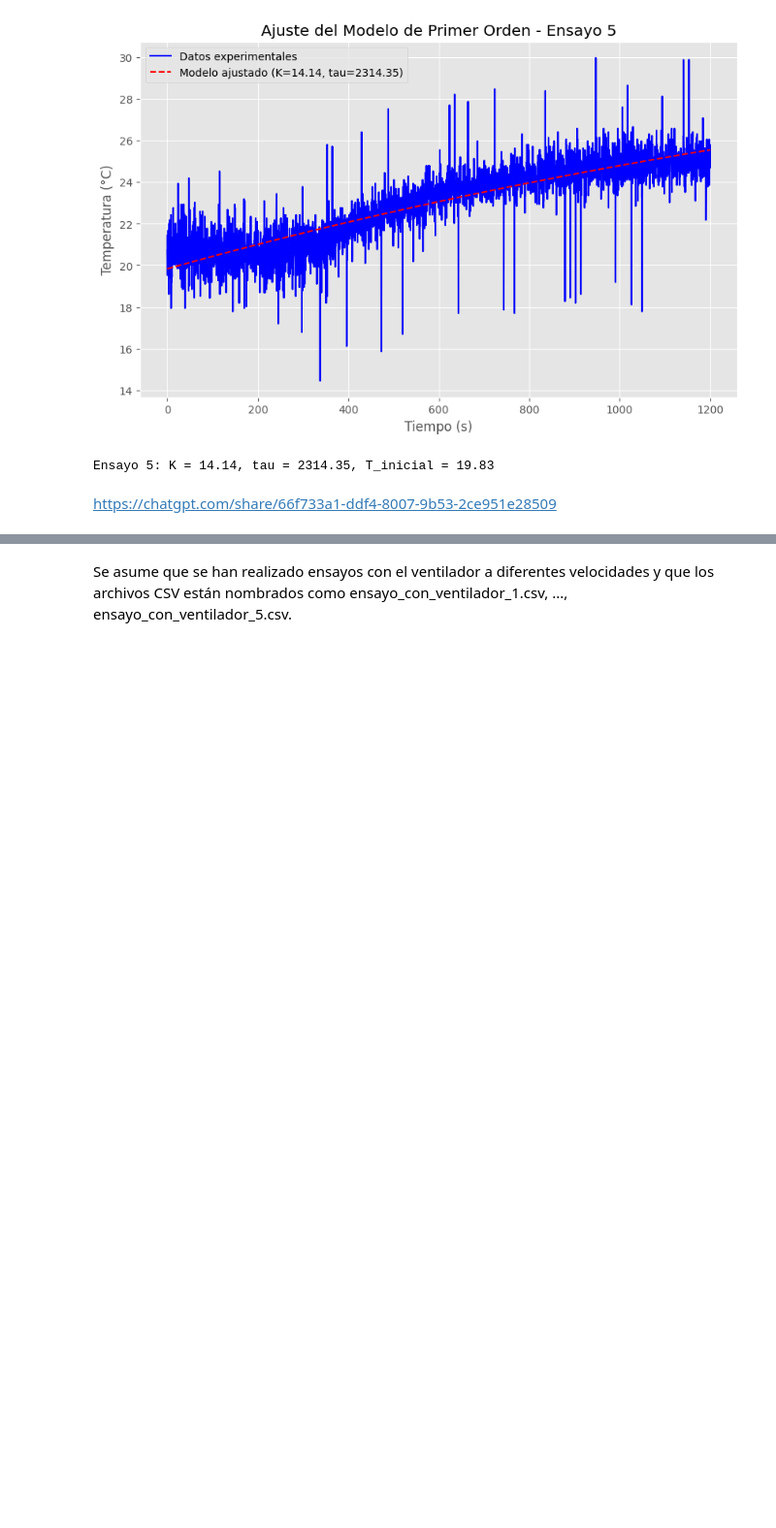
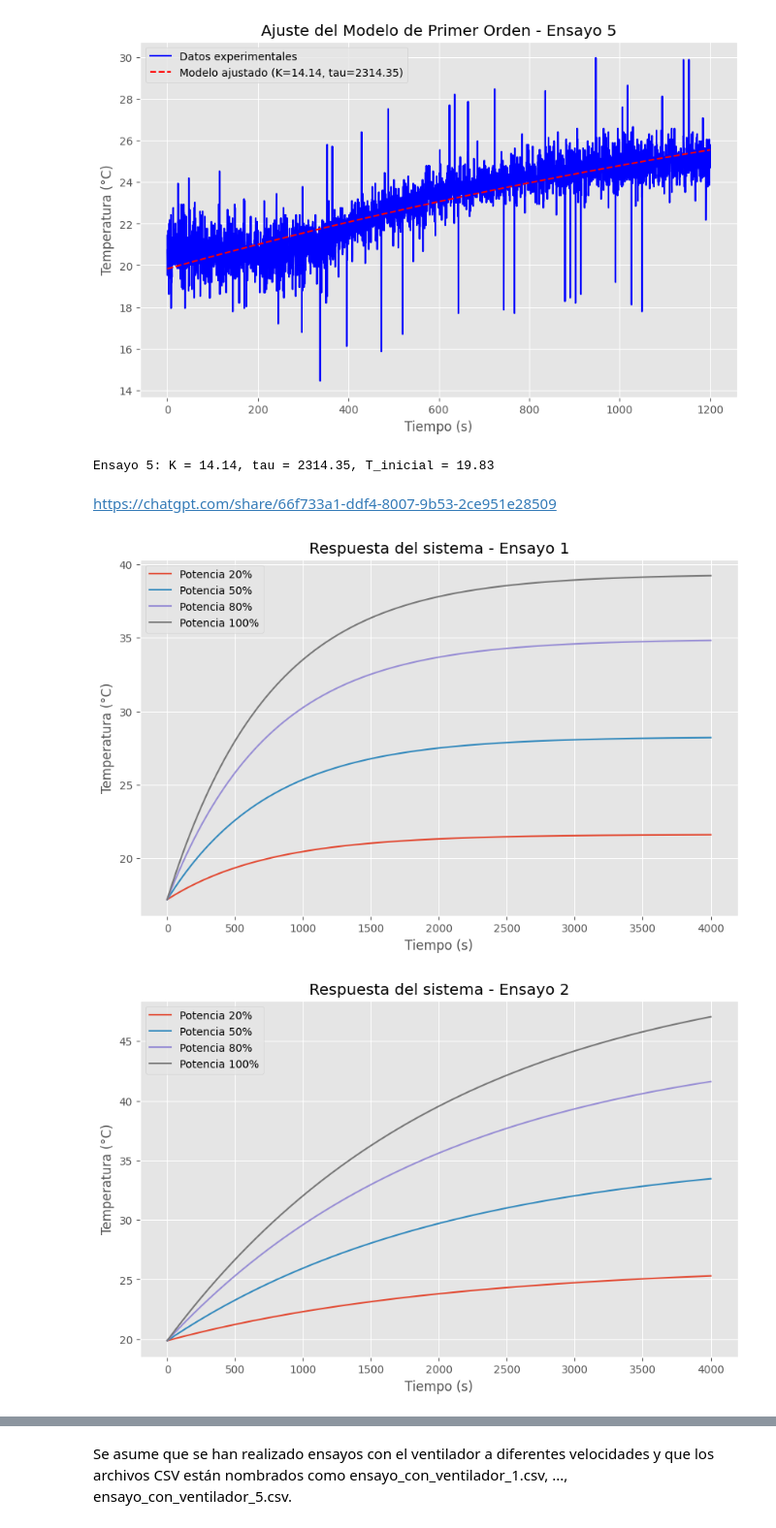
Before and after one commit to MaximilianoAntonio/incubator-prototype, a Jupyter notebook: Incbadora ino/vizualizador csv.ipynb, the cells around one changed output, grey strips where cells are left out. Shown at 97% size. Saved outputs shown, nothing was run; the diff lists cells and outputs as text; code cells hidden in the pictures; blank space fills up the shorter version.

```diff
--- a/Incbadora ino/vizualizador csv.ipynb
+++ b/Incbadora ino/vizualizador csv.ipynb
@@ -102,3 +102,45 @@ Ensayo 4: K = 13.14, tau = 899.60, T_inicial = 18.41
 Ensayo 5: K = 14.14, tau = 2314.35, T_inicial = 19.83
 # %% [markdown]
 https://chatgpt.com/share/66f733a1-ddf4-8007-9b53-2ce951e28509
+# %%
+import numpy as np
+import matplotlib.pyplot as plt
+
+# Definir la función de respuesta de primer orden
+def modelo_primer_orden(t, K, tau, T_inicial, P):
+    # P es la potencia aplicada en porcentaje (0 a 1)
+    return T_inicial + K * P * (1 - np.exp(-t / tau))
+
+# Definir los niveles de potencia que queremos simular (en porcentaje)
+niveles_potencia = [0.2, 0.5, 0.8, 1.0]  # 20%, 50%, 80%, 100%
+
+# Definir los tiempos de simulación
+tiempo = np.linspace(0, 4000, 4000)  # Simular hasta 4000 segundos
+
+# Valores obtenidos de los ensayos
+ensayos = [
+    {'K': 22.17, 'tau': 747.58, 'T_inicial': 17.17},
+    {'K': 31.79, 'tau': 2072.48, 'T_inicial': 19.87},
+    {'K': 30.41, 'tau': 1830.63, 'T_inicial': 19.87},
+    {'K': 13.14, 'tau': 899.60, 'T_inicial': 18.41},
+    {'K': 14.14, 'tau': 2314.35, 'T_inicial': 19.83}
+]
+
+# Simulación para cada ensayo
+for i, ensayo in enumerate(ensayos):
+    plt.figure(figsize=(10, 6))
+    for P in niveles_potencia:
+        # Calcular la respuesta para cada nivel de potencia
+        temperatura = modelo_primer_orden(tiempo, ensayo['K'], ensayo['tau'], ensayo['T_inicial'], P)
+        plt.plot(tiempo, temperatura, label=f'Potencia {P*100:.0f}%')
+
+    # Configuración de la gráfica
+    plt.title(f'Respuesta del sistema - Ensayo {i+1}')
+    plt.xlabel('Tiempo (s)')
+    plt.ylabel('Temperatura (°C)')
+    plt.legend()
+    plt.grid(True)
+    plt.show()
+# %% [output]
+[figure, added]
+[figure, added]
```
Also changed, not shown: parts of 3 cells of this notebook, 3 other files.
